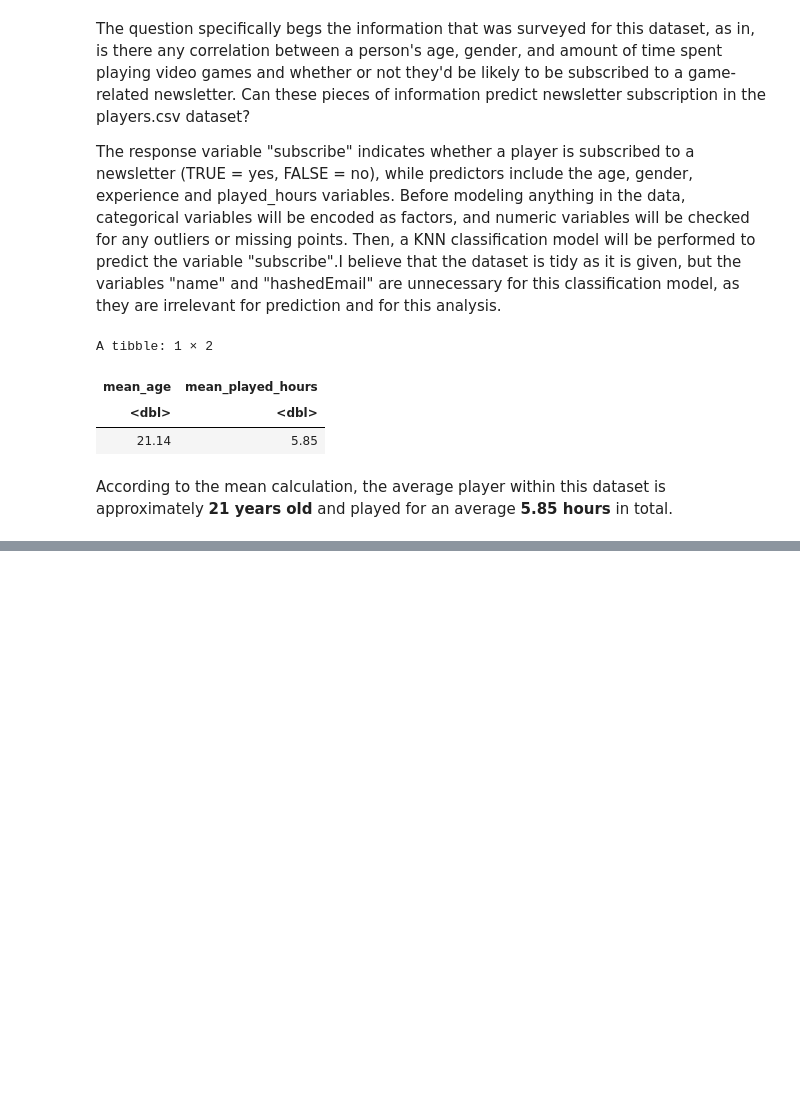
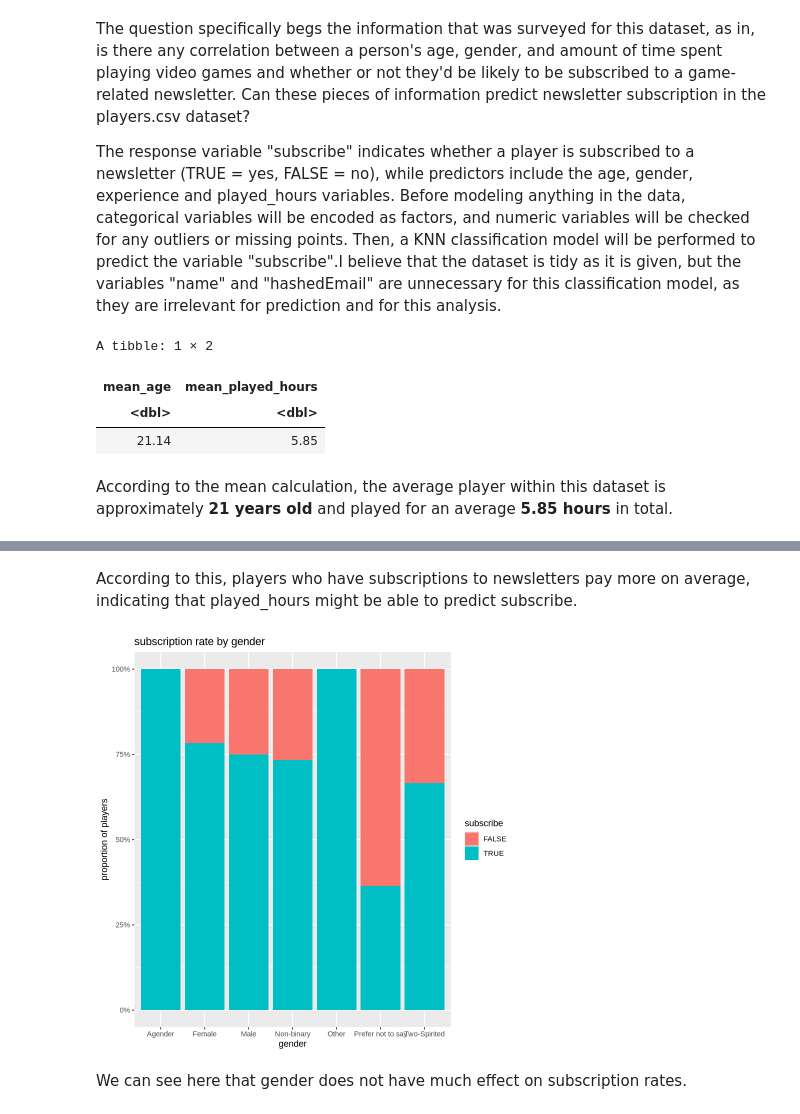
Before and after one commit to agogiberidze/dsci-100-project-individual-planning-stage, a Jupyter notebook: individual project planning stage.ipynb, the cells around one changed output, grey strips where cells are left out. Drawn from its saved outputs; the diff is of its cells as text; code cells hidden in the pictures; blank space fills up the shorter version.

```diff
--- a/individual project planning stage.ipynb
+++ b/individual project planning stage.ipynb
@@ -86,0 +112,14 @@ According to the mean calculation, the average player within this dataset is app
+# %% [markdown]
+According to this, players who have subscriptions to newsletters pay more on average, indicating that played_hours might be able to predict subscribe.
+# %%
+ggplot(players, aes(x = gender, fill = subscribe)) +
+geom_bar(position = "fill") +
+labs(
+    title = "subscription rate by gender",
+    x = "gender",
+    y = "proportion of players") +
+scale_y_continuous(labels = scales::percent)
+# %% [output]
+[figure, added]
+# %% [markdown]
+We can see here that gender does not have much effect on subscription rates.
```
Also changed, not shown: parts of 5 cells of this notebook.
